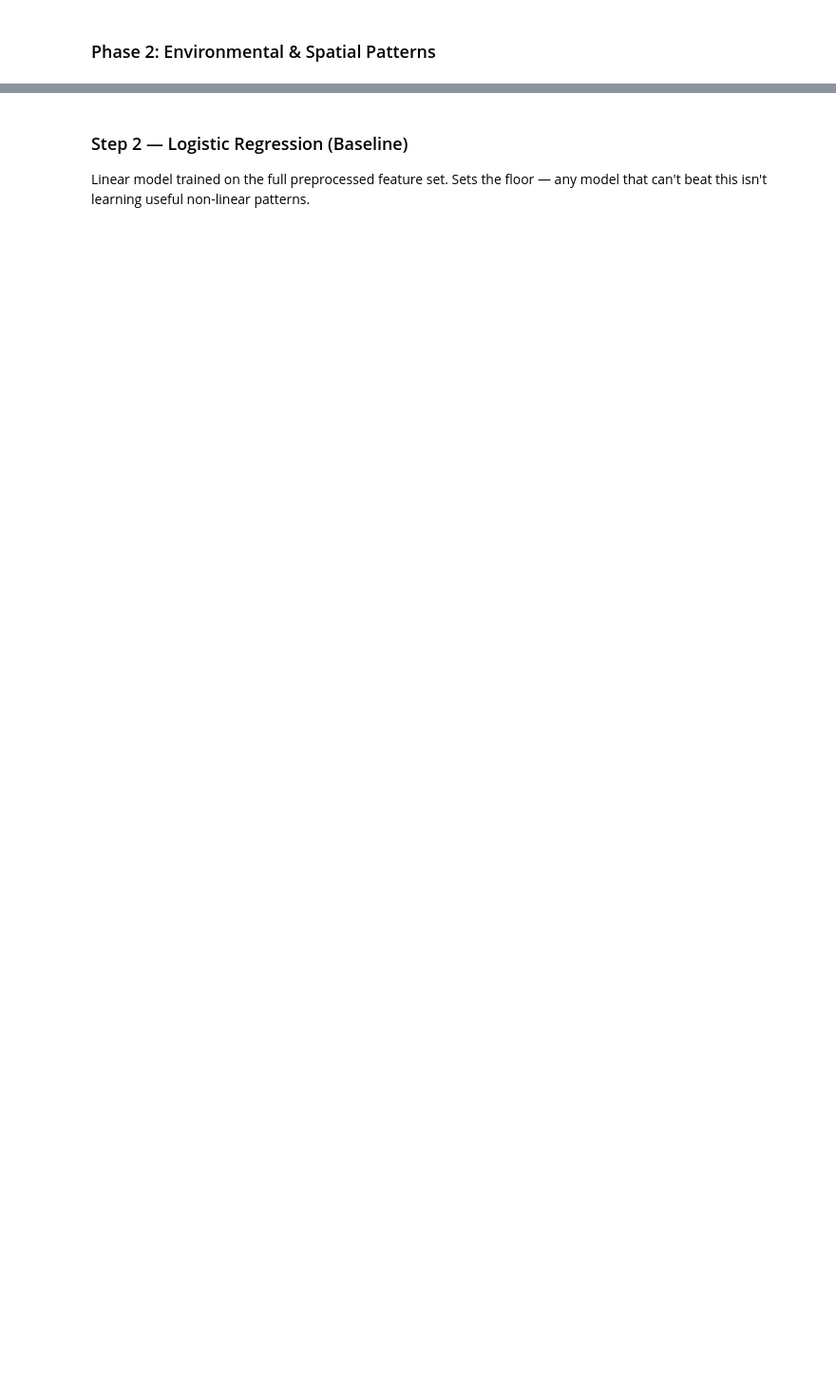
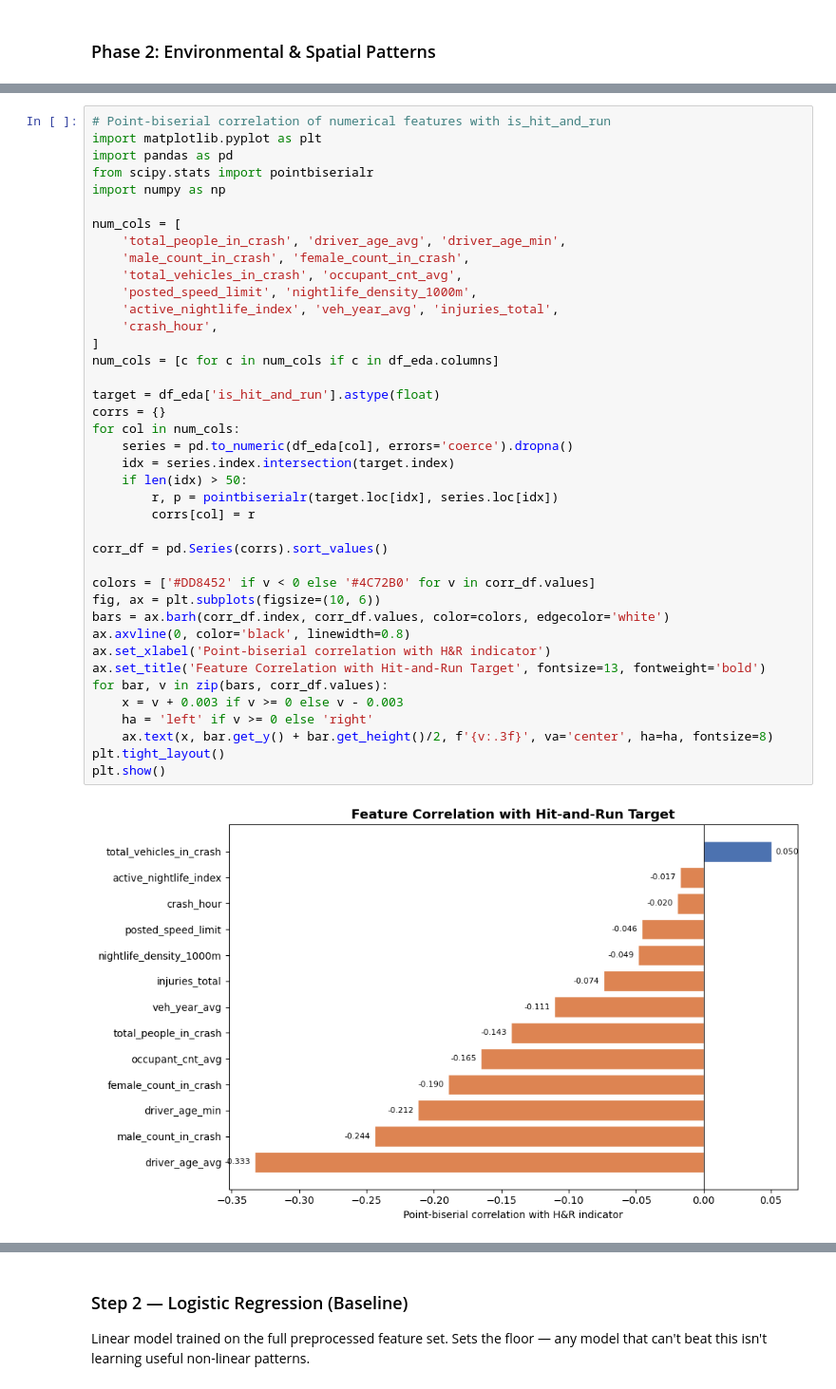
Before and after one commit to casagochman/chicago-hit-and-run, a Jupyter notebook: multi_ds/chicago_hitnrun_writeup.ipynb, the cells around one changed output, grey strips where cells are left out. Shown at 95% size. Drawn from its saved outputs; the diff is of its cells as text; blank space fills up the shorter version.

```diff
--- a/multi_ds/chicago_hitnrun_writeup.ipynb
+++ b/multi_ds/chicago_hitnrun_writeup.ipynb
@@ -797,0 +761,42 @@ Load train/test splits, apply feature engineering, and define a reusable `Column
+# %%
+# Point-biserial correlation of numerical features with is_hit_and_run
+import matplotlib.pyplot as plt
+import pandas as pd
+from scipy.stats import pointbiserialr
+import numpy as np
+
+num_cols = [
+    'total_people_in_crash', 'driver_age_avg', 'driver_age_min',
+    'male_count_in_crash', 'female_count_in_crash',
+    'total_vehicles_in_crash', 'occupant_cnt_avg',
+    'posted_speed_limit', 'nightlife_density_1000m',
+    'active_nightlife_index', 'veh_year_avg', 'injuries_total',
+    'crash_hour',
+]
+num_cols = [c for c in num_cols if c in df_eda.columns]
+
+target = df_eda['is_hit_and_run'].astype(float)
+corrs = {}
+for col in num_cols:
+    series = pd.to_numeric(df_eda[col], errors='coerce').dropna()
+    idx = series.index.intersection(target.index)
+    if len(idx) > 50:
+        r, p = pointbiserialr(target.loc[idx], series.loc[idx])
+        corrs[col] = r
+
+corr_df = pd.Series(corrs).sort_values()
+
+colors = ['#DD8452' if v < 0 else '#4C72B0' for v in corr_df.values]
+fig, ax = plt.subplots(figsize=(10, 6))
+bars = ax.barh(corr_df.index, corr_df.values, color=colors, edgecolor='white')
+ax.axvline(0, color='black', linewidth=0.8)
+ax.set_xlabel('Point-biserial correlation with H&R indicator')
+ax.set_title('Feature Correlation with Hit-and-Run Target', fontsize=13, fontweight='bold')
+for bar, v in zip(bars, corr_df.values):
+    x = v + 0.003 if v >= 0 else v - 0.003
+    ha = 'left' if v >= 0 else 'right'
+    ax.text(x, bar.get_y() + bar.get_height()/2, f'{v:.3f}', va='center', ha=ha, fontsize=8)
+plt.tight_layout()
+plt.show()
+# %% [output]
+[figure, added]
```
Also changed, not shown: parts of 59 cells of this notebook, 1 other file.
